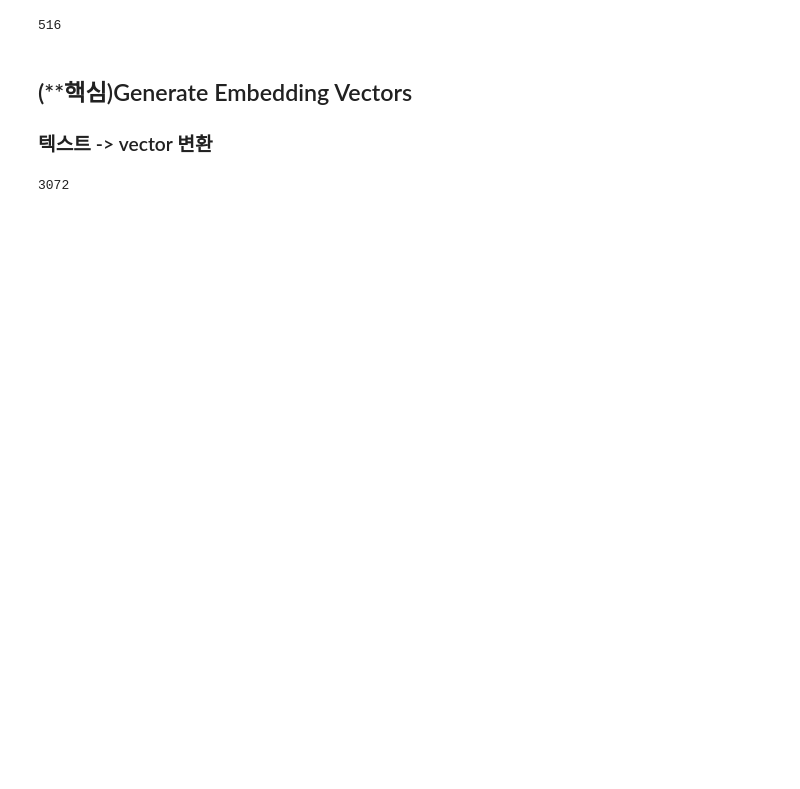
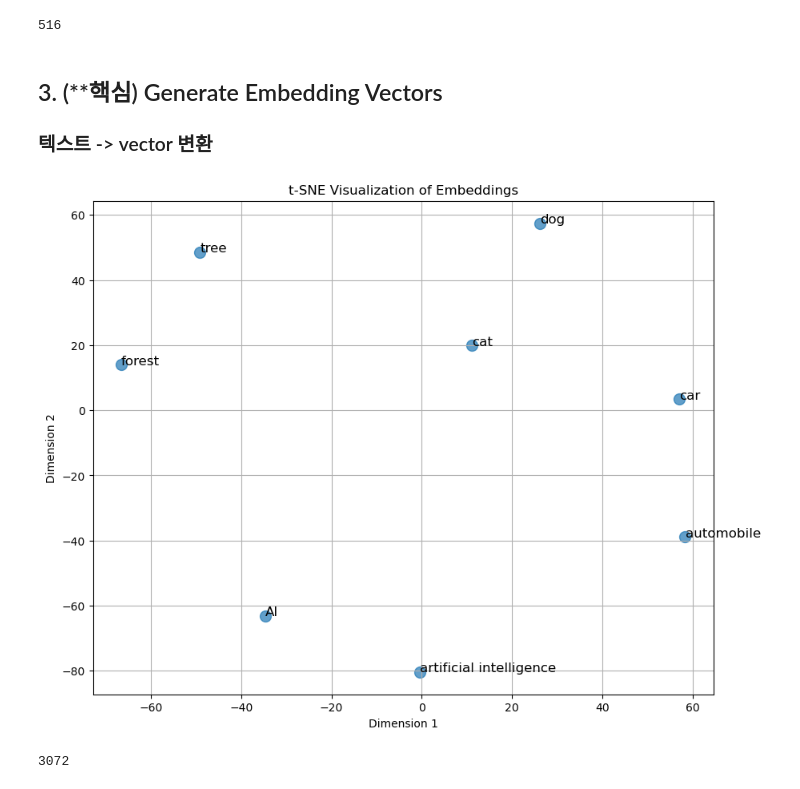
Before and after one commit to jun-dailybasis/big-data-anaysis-2024, a Jupyter notebook: rag-agent/E1-2. RAG Baisc.ipynb, the cells around one changed output. Saved outputs shown, nothing was run; the diff lists cells and outputs as text; code cells hidden in the pictures; blank space fills up the shorter version.

```diff
--- a/rag-agent/E1-2. RAG Baisc.ipynb
+++ b/rag-agent/E1-2. RAG Baisc.ipynb
@@ -51,7 +74,7 @@ print(len(splits))
 # %% [output]
 516
 # %% [markdown]
-## (**핵심)Generate Embedding Vectors
+## 3. (**핵심) Generate Embedding Vectors
 ### 텍스트 -> vector 변환
 # %%
 from langchain_openai import OpenAIEmbeddings
@@ -62,6 +85,48 @@ embeddings = OpenAIEmbeddings(model='text-embedding-3-large')
 # %%
 vec1 = embeddings.embed_query(splits[0].page_content)
 vec2 = embeddings.embed_query(splits[1].page_content)
+# %%
+import openai
+import numpy as np
+import matplotlib.pyplot as plt
+from sklearn.manifold import TSNE
+from sklearn.decomposition import PCA
+import umap
+
+
+# OpenAI API 키 설정
+openai.api_key = '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'
+
+# OpenAI 임베딩 객체 생성
+embeddings_model = OpenAIEmbeddings(model='text-embedding-3-large')
+
+# 임베딩할 문장
+texts = ["cat", "dog", "car", "automobile", "tree", "forest", "AI", "artificial intelligence"]
+
+# 문장을 임베딩
+def get_embedding(text):
+    return embeddings_model.embed_query(text)
+
+embeddings = np.array([get_embedding(text) for text in texts])
+
+# TSNE 차원 축소 (perplexity 값을 샘플 수보다 작게 설정)
+reduced_embeddings = TSNE(n_components=2, random_state=42, perplexity=5).fit_transform(embeddings)
+
+# 시각화
+plt.figure(figsize=(10, 8))
+plt.scatter(reduced_embeddings[:, 0], reduced_embeddings[:, 1], s=100, alpha=0.7)
+
+# 텍스트 라벨 추가
+for i, text in enumerate(texts):
+    plt.text(reduced_embeddings[i, 0] + 0.02, reduced_embeddings[i, 1], text, fontsize=12)
+
+plt.title("t-SNE Visualization of Embeddings")
+plt.xlabel("Dimension 1")
+plt.ylabel("Dimension 2")
+plt.grid(True)
+plt.show()
+# %% [output]
+[figure, added]
 # %%
 len(vec1)
 # %% [output]
```
Also changed, not shown: parts of 17 cells of this notebook, 5 other files.
